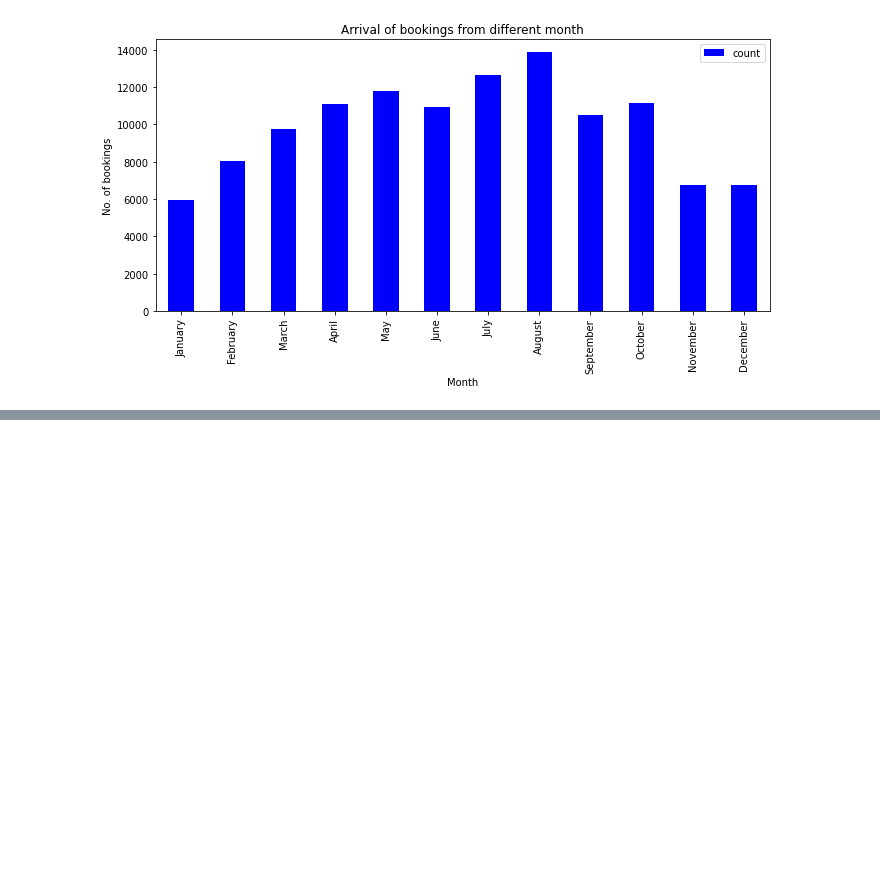
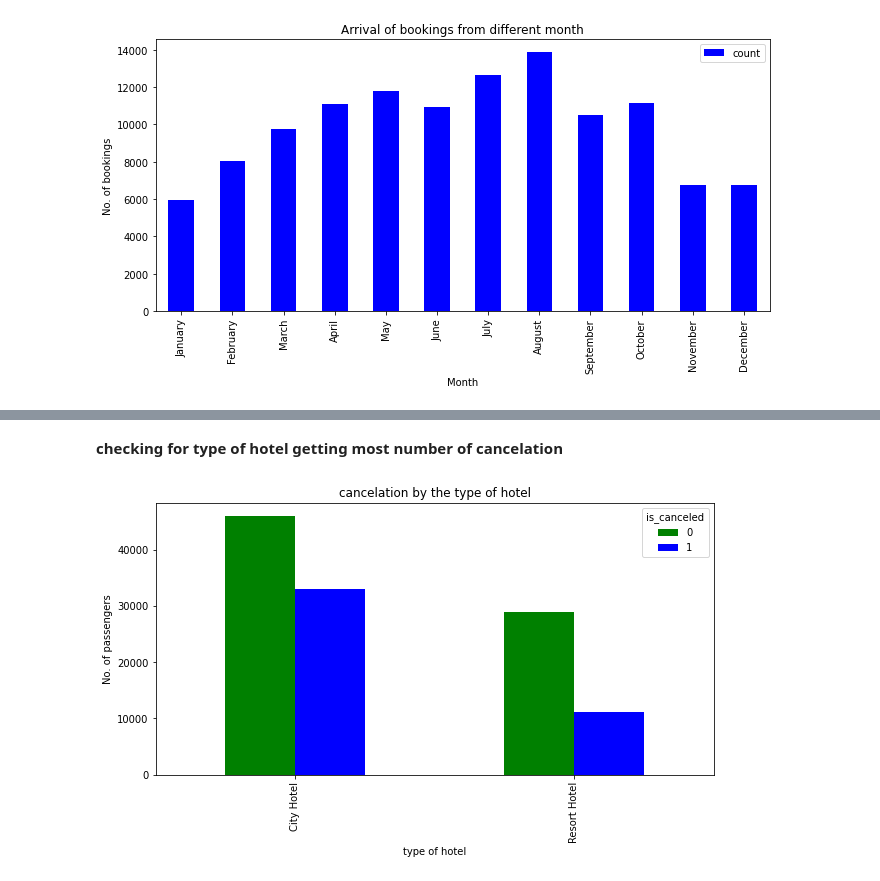
Before and after one commit to Arvindkale123/hotel_booking_analysis, a Jupyter notebook: capstone_hotel_booking_EDA.ipynb, the cells around one changed output, grey strips where cells are left out. Saved outputs shown, nothing was run; the diff lists cells and outputs as text; code cells hidden in the pictures; blank space fills up the shorter version.

```diff
--- a/capstone_hotel_booking_EDA.ipynb
+++ b/capstone_hotel_booking_EDA.ipynb
@@ -398,0 +469,22 @@ plt.show()
+# %% [markdown]
+**checking for type of hotel getting most number of cancelation**
+# %%
+
+df=Booking_df.groupby(['is_canceled','hotel']).agg(count=('is_canceled','count'))
+df=df.reset_index()
+
+# pivoting of the table
+df=df.pivot(index='hotel',columns='is_canceled',values='count')
+
+# ploting the bar graph
+df.plot(kind='bar',width=.5 ,color=['green','blue'],figsize = (10, 5))
+
+# legends of the plot
+plt.xlabel("type of hotel")
+plt.ylabel("No. of passengers")
+plt.title("cancelation by the type of hotel")
+
+# display of the plot
+plt.show()
+# %% [output]
+[figure, added]
```
Also changed, not shown: parts of 19 cells of this notebook.
